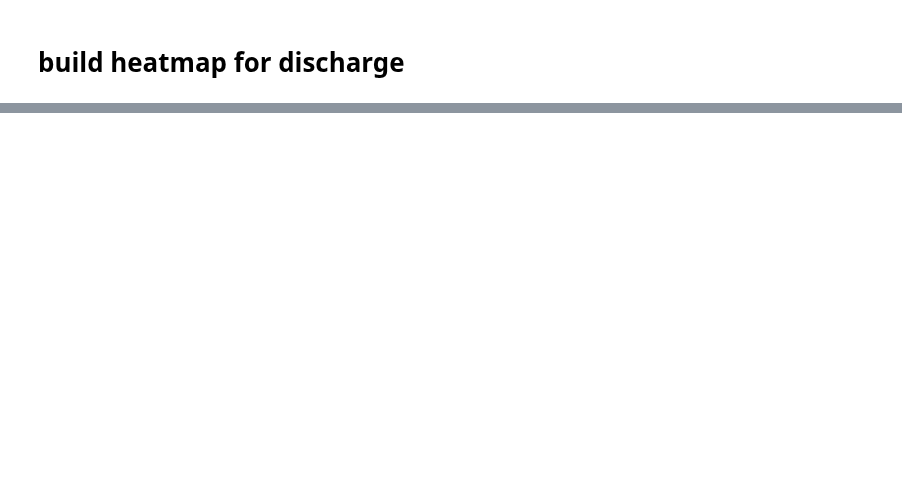
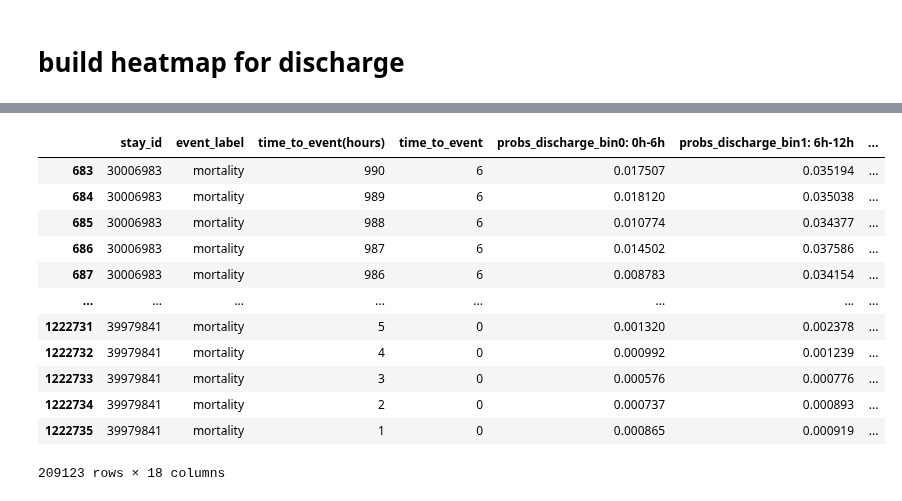
Before and after one commit to jakeormond/ai_clinician_pediatric_rl, a Jupyter notebook: src/analyse_results/examine_dynamic_deephit_results.ipynb, the cells around one changed output, grey strips where cells are left out. Saved outputs shown, nothing was run; the diff lists cells and outputs as text; code cells hidden in the pictures; blank space fills up the shorter version.

```diff
--- a/src/analyse_results/examine_dynamic_deephit_results.ipynb
+++ b/src/analyse_results/examine_dynamic_deephit_results.ipynb
@@ -39,0 +124,17 @@ discharge_df =
+# %%
+mortality_df = test_set_predictions[test_set_predictions['event_label'] == 'mortality']
+mortality_df
+# %% [output]
+|  | stay_id | event_label | time_to_event(hours) | time_to_event | probs_discharge_bin0: 0h-6h | probs_discharge_bin1: 6h-12h | ... |
+| 683 | 30006983 | mortality | 990 | 6 | 0.017507 | 0.035194 | ... |
+| 684 | 30006983 | mortality | 989 | 6 | 0.018120 | 0.035038 | ... |
+| 685 | 30006983 | mortality | 988 | 6 | 0.010774 | 0.034377 | ... |
+| 686 | 30006983 | mortality | 987 | 6 | 0.014502 | 0.037586 | ... |
+| 687 | 30006983 | mortality | 986 | 6 | 0.008783 | 0.034154 | ... |
+| ... | ... | ... | ... | ... | ... | ... | ... |
+| 1222731 | 39979841 | mortality | 5 | 0 | 0.001320 | 0.002378 | ... |
+| 1222732 | 39979841 | mortality | 4 | 0 | 0.000992 | 0.001239 | ... |
+| 1222733 | 39979841 | mortality | 3 | 0 | 0.000576 | 0.000776 | ... |
+| 1222734 | 39979841 | mortality | 2 | 0 | 0.000737 | 0.000893 | ... |
+| 1222735 | 39979841 | mortality | 1 | 0 | 0.000865 | 0.000919 | ... |
+209123 rows × 18 columns
```
Also changed, not shown: parts of 9 cells of this notebook.
